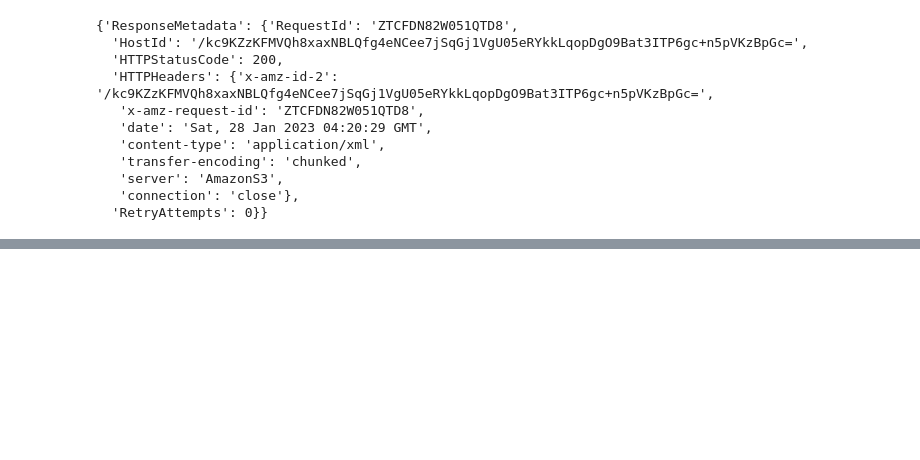
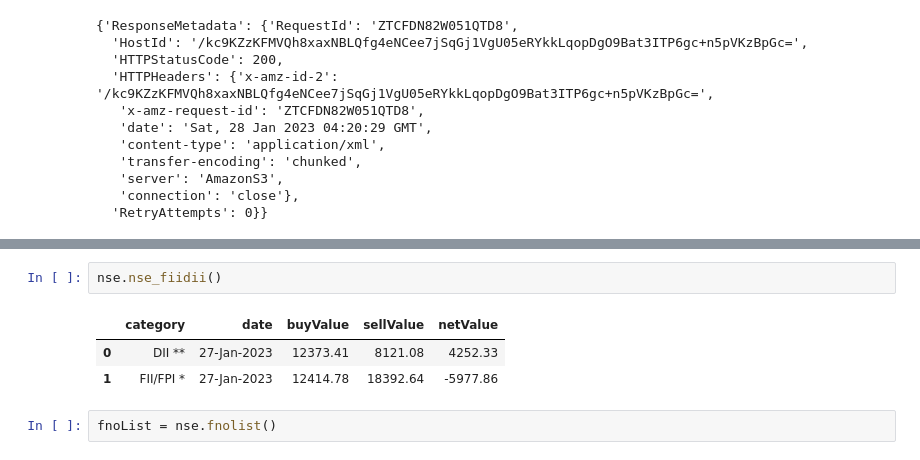
Before and after one commit to Kamalabot/emr_instance_practice, a Jupyter notebook: multisource-to-stagingons3.ipynb, the cells around one changed output, grey strips where cells are left out. Drawn from its saved outputs; the diff is of its cells as text; blank space fills up the shorter version.

```diff
--- a/multisource-to-stagingons3.ipynb
+++ b/multisource-to-stagingons3.ipynb
@@ -269,0 +358,8 @@ s3_client.delete_objects(Bucket=stage_path,
+# %%
+nse.nse_fiidii()
+# %% [output]
+|  | category | date | buyValue | sellValue | netValue |
+| 0 | DII ** | 27-Jan-2023 | 12373.41 | 8121.08 | 4252.33 |
+| 1 | FII/FPI * | 27-Jan-2023 | 12414.78 | 18392.64 | -5977.86 |
+# %%
+fnoList = nse.fnolist()
```
Also changed, not shown: parts of 23 cells of this notebook.
